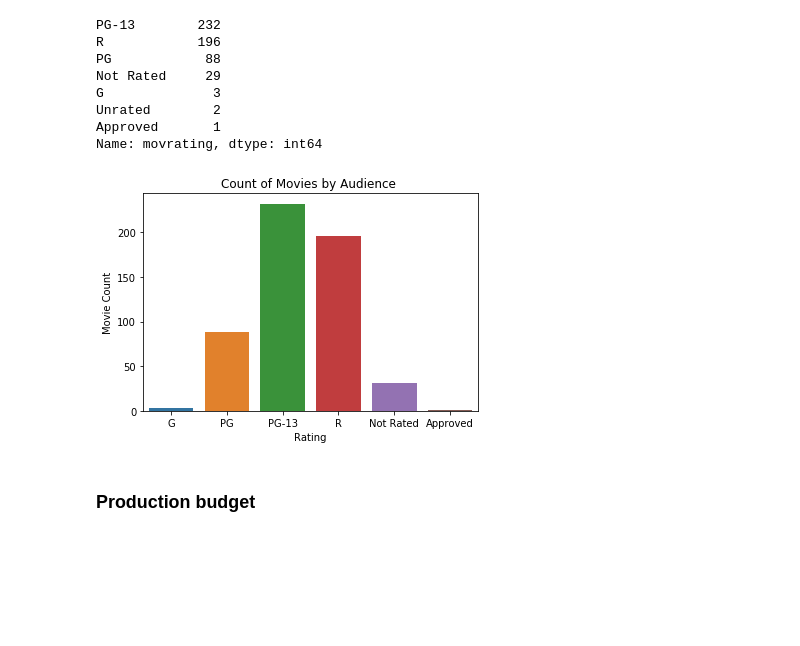
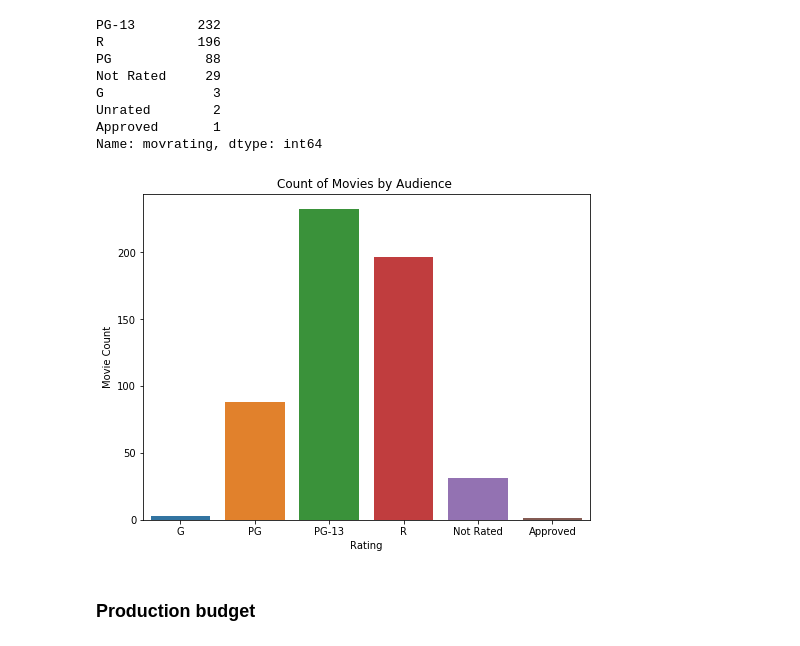
Before and after one commit to kevinsgiroux/dsc-mod-1-project-v2-1-onl01-dtsc-ft-070620, a Jupyter notebook: student.ipynb, the cells around one changed output. Cells and saved outputs as stored; diff of their text form; code cells hidden in the pictures; blank space fills up the shorter version.

```diff
--- a/student.ipynb
+++ b/student.ipynb
@@ -1692,12 +1567,13 @@ df.loc[df["movrating"] == 'Unrated', ["movrating"]]  = 'Not Rated'
 # %%
 rateorder = ['G','PG','PG-13','R','Not Rated','Approved']
 # %%
+fig, ax = plt.subplots(figsize=(8,6))
 sns.countplot(df.movrating, order = rateorder)
 plt.xlabel('Rating')
 plt.ylabel('Movie Count')
 plt.title('Count of Movies by Audience ');
 # %% [output]
-[figure, old version]
+[figure, new version]
 # %% [markdown]
 ### Production budget
 # %%
```
Also changed, not shown: parts of 84 cells of this notebook, 5 other files.
